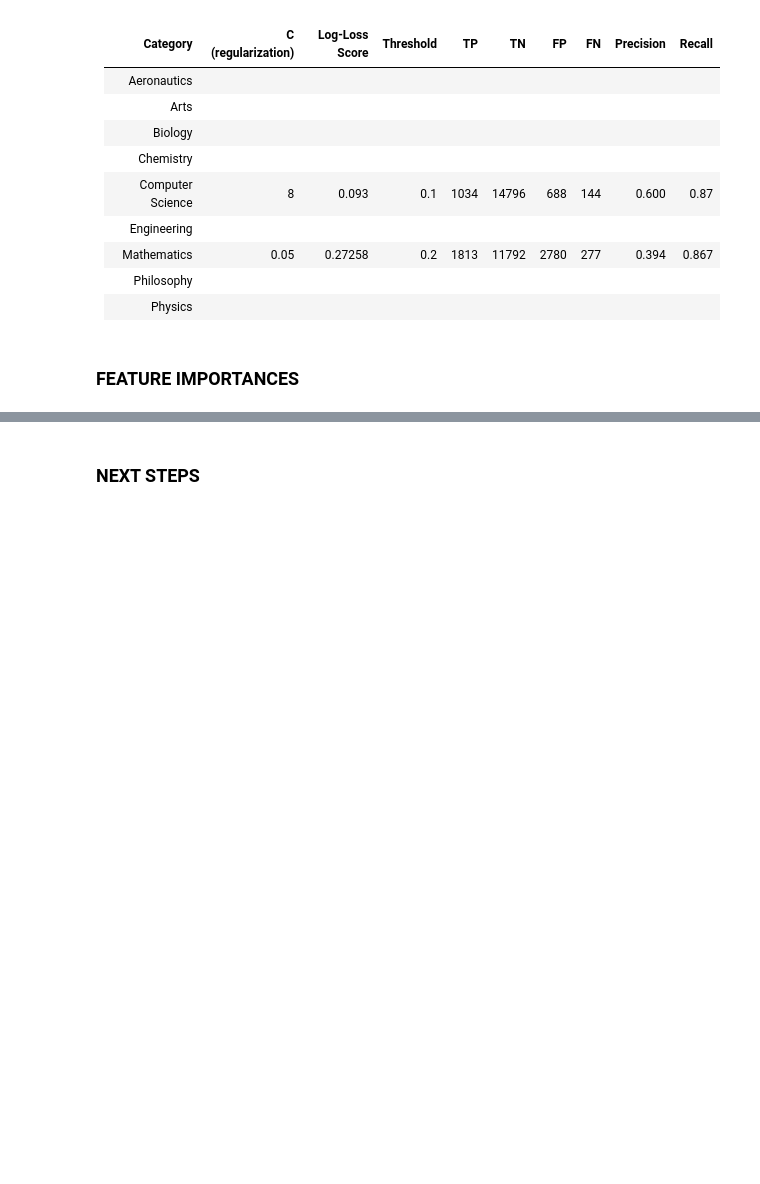
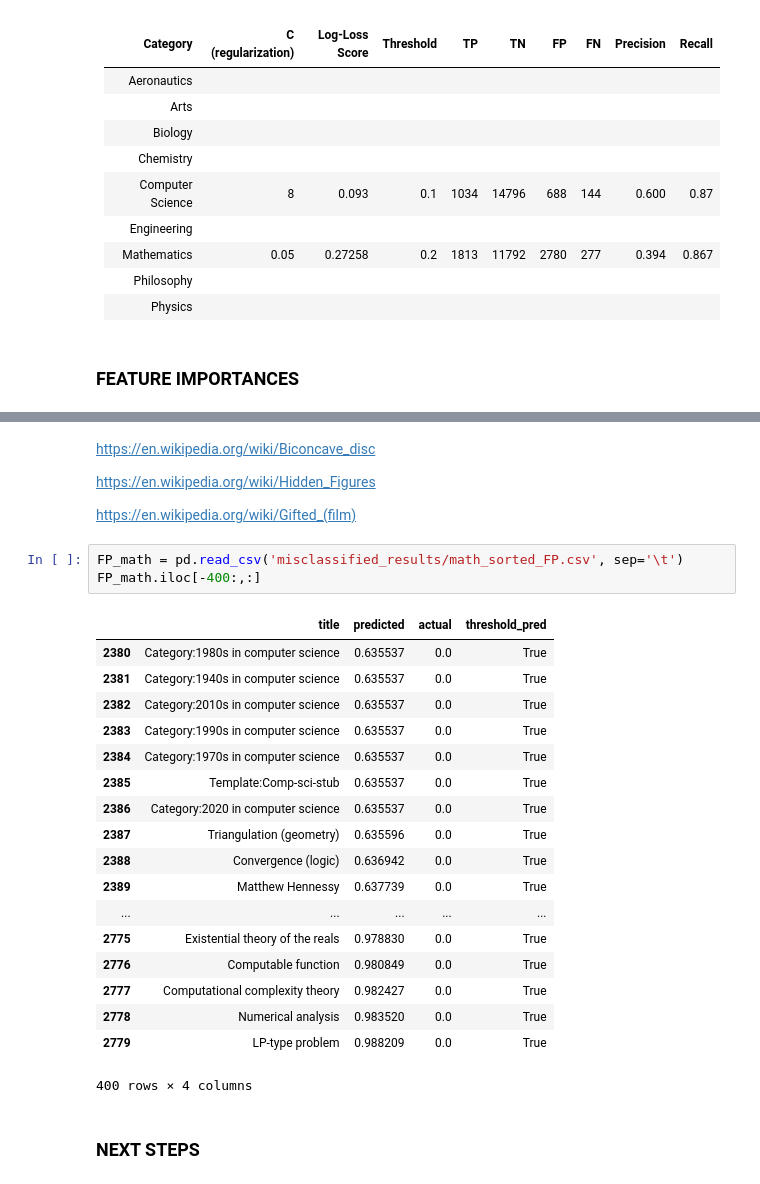
Before and after one commit to jakubsvec001/root_directory, a Jupyter notebook: PRESENTATION.ipynb, the cells around one changed output, grey strips where cells are left out. Drawn from its saved outputs; the diff is of its cells as text; blank space fills up the shorter version.

```diff
--- a/PRESENTATION.ipynb
+++ b/PRESENTATION.ipynb
@@ -128,3 +153,31 @@ NLP models used:
+# %% [markdown]
+https://en.wikipedia.org/wiki/Biconcave_disc
+
+https://en.wikipedia.org/wiki/Hidden_Figures
+
+https://en.wikipedia.org/wiki/Gifted_(film)
+# %%
+FP_math = pd.read_csv('misclassified_results/math_sorted_FP.csv', sep='\t')
+FP_math.iloc[-400:,:]
+# %% [output]
+|  | title | predicted | actual | threshold_pred |
+| 2380 | Category:1980s in computer science | 0.635537 | 0.0 | True |
+| 2381 | Category:1940s in computer science | 0.635537 | 0.0 | True |
+| 2382 | Category:2010s in computer science | 0.635537 | 0.0 | True |
+| 2383 | Category:1990s in computer science | 0.635537 | 0.0 | True |
+| 2384 | Category:1970s in computer science | 0.635537 | 0.0 | True |
+| 2385 | Template:Comp-sci-stub | 0.635537 | 0.0 | True |
+| 2386 | Category:2020 in computer science | 0.635537 | 0.0 | True |
+| 2387 | Triangulation (geometry) | 0.635596 | 0.0 | True |
+| 2388 | Convergence (logic) | 0.636942 | 0.0 | True |
+| 2389 | Matthew Hennessy | 0.637739 | 0.0 | True |
+| ... | ... | ... | ... | ... |
+| 2775 | Existential theory of the reals | 0.978830 | 0.0 | True |
+| 2776 | Computable function | 0.980849 | 0.0 | True |
+| 2777 | Computational complexity theory | 0.982427 | 0.0 | True |
+| 2778 | Numerical analysis | 0.983520 | 0.0 | True |
+| 2779 | LP-type problem | 0.988209 | 0.0 | True |
+400 rows × 4 columns
 # %% [markdown]
 ### NEXT STEPS
 # %% [markdown]
```
Also changed, not shown: parts of 2 cells of this notebook.
